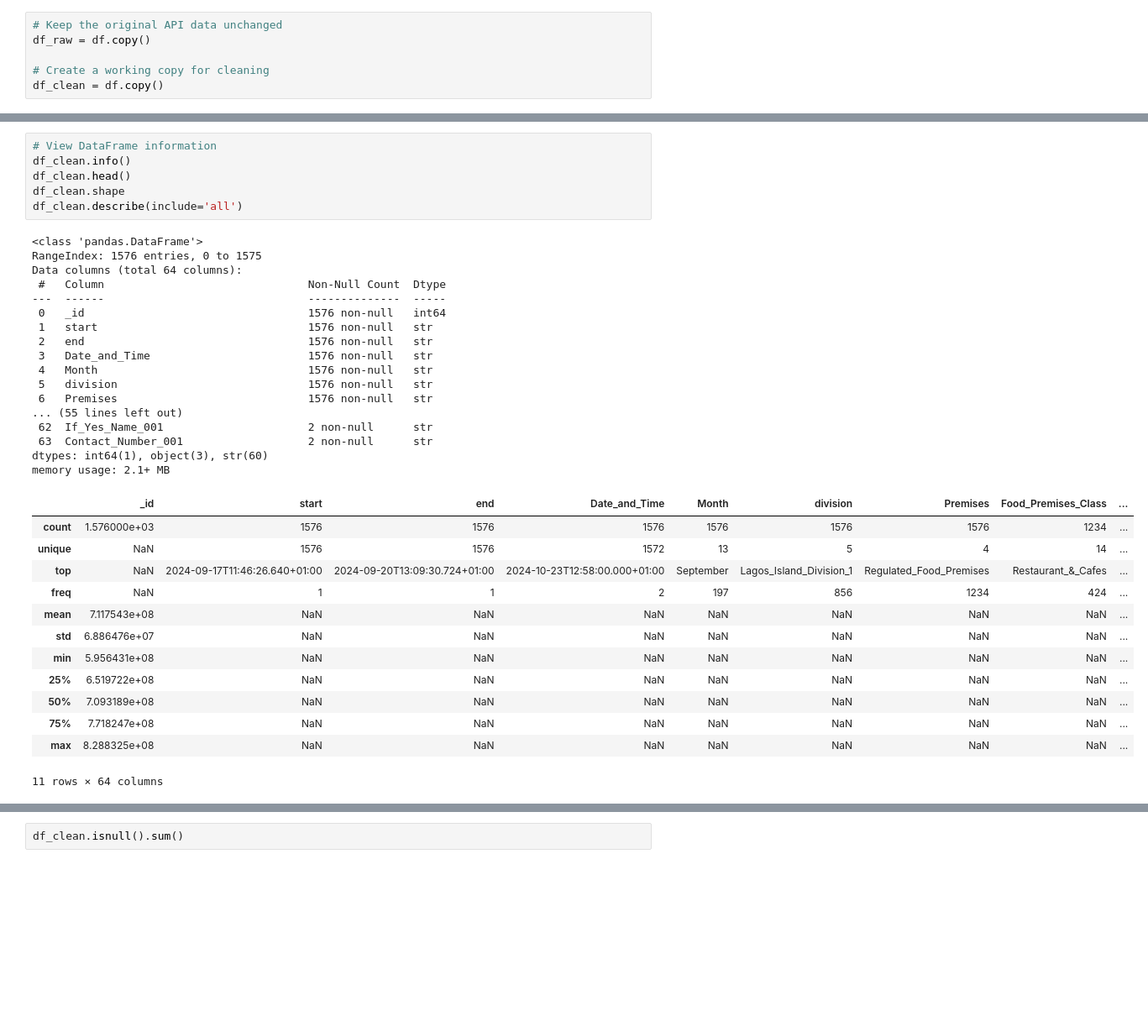
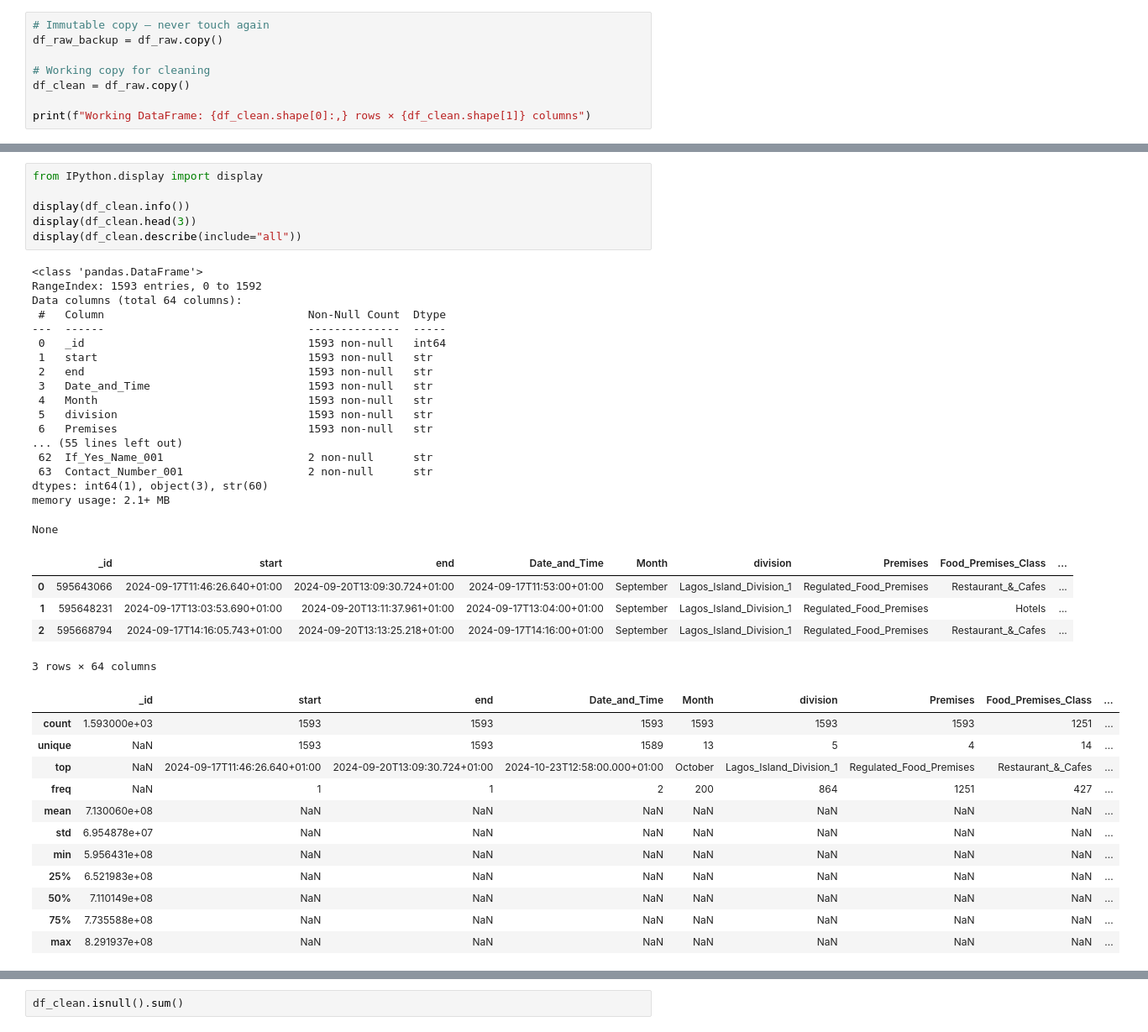
Before and after one commit to khing-fm/EHU-Inspection-form-analysis, a Jupyter notebook: EHU_Inspection_Form.ipynb, the cells around one changed output, grey strips where cells are left out. Shown at 84% size. Drawn from its saved outputs; the diff is of its cells as text; blank space fills up the shorter version.

```diff
--- a/EHU_Inspection_Form.ipynb
+++ b/EHU_Inspection_Form.ipynb
@@ -46,6 +147,8 @@ OSError: KOBO_API_TOKEN environment variable is not set.
 # %%
-# Keep the original API data unchanged
-df_raw = df.copy()
+# Immutable copy — never touch again
+df_raw_backup = df_raw.copy()
 
-# Create a working copy for cleaning
-df_clean = df.copy()
+# Working copy for cleaning
+df_clean = df_raw.copy()
+
+print(f"Working DataFrame: {df_clean.shape[0]:,} rows × {df_clean.shape[1]} columns")
@@ -52,37 +157,42 @@ df_clean = df.copy()
 # %%
-# View DataFrame information
-df_clean.info()
-df_clean.head()
-df_clean.shape
-df_clean.describe(include='all')
+from IPython.display import display
+
+display(df_clean.info())
+display(df_clean.head(3))
+display(df_clean.describe(include="all"))
 # %% [output]
 <class 'pandas.DataFrame'>
-RangeIndex: 1576 entries, 0 to 1575
+RangeIndex: 1593 entries, 0 to 1592
 Data columns (total 64 columns):
  #   Column                               Non-Null Count  Dtype
 ---  ------                               --------------  -----
- 0   _id                                  1576 non-null   int64
- 1   start                                1576 non-null   str
- 2   end                                  1576 non-null   str
- 3   Date_and_Time                        1576 non-null   str
- 4   Month                                1576 non-null   str
- 5   division                             1576 non-null   str
- 6   Premises                             1576 non-null   str
+ 0   _id                                  1593 non-null   int64
+ 1   start                                1593 non-null   str
+ 2   end                                  1593 non-null   str
+ 3   Date_and_Time                        1593 non-null   str
+ 4   Month                                1593 non-null   str
+ 5   division                             1593 non-null   str
+ 6   Premises                             1593 non-null   str
 ... (55 lines left out)
  62  If_Yes_Name_001                      2 non-null      str
  63  Contact_Number_001                   2 non-null      str
 dtypes: int64(1), object(3), str(60)
 memory usage: 2.1+ MB
+None
 |  | _id | start | end | Date_and_Time | Month | division | Premises | Food_Premises_Class | ... |
-| count | 1.576000e+03 | 1576 | 1576 | 1576 | 1576 | 1576 | 1576 | 1234 | ... |
-| unique | NaN | 1576 | 1576 | 1572 | 13 | 5 | 4 | 14 | ... |
-| top | NaN | 2024-09-17T11:46:26.640+01:00 | 2024-09-20T13:09:30.724+01:00 | 2024-10-23T12:58:00.000+01:00 | September | Lagos_Island_Division_1 | Regulated_Food_Premises | Restaurant_&_Cafes | ... |
-| freq | NaN | 1 | 1 | 2 | 197 | 856 | 1234 | 424 | ... |
-| mean | 7.117543e+08 | NaN | NaN | NaN | NaN | NaN | NaN | NaN | ... |
-| std | 6.886476e+07 | NaN | NaN | NaN | NaN | NaN | NaN | NaN | ... |
-| min | 5.956431e+08 | NaN | NaN | NaN | NaN | NaN | NaN | NaN | ... |
-| 25% | 6.519722e+08 | NaN | NaN | NaN | NaN | NaN | NaN | NaN | ... |
-| 50% | 7.093189e+08 | NaN | NaN | NaN | NaN | NaN | NaN | NaN | ... |
-| 75% | 7.718247e+08 | NaN | NaN | NaN | NaN | NaN | NaN | NaN | ... |
-| max | 8.288325e+08 | NaN | NaN | NaN | NaN | NaN | NaN | NaN | ... |
+| 0 | 595643066 | 2024-09-17T11:46:26.640+01:00 | 2024-09-20T13:09:30.724+01:00 | 2024-09-17T11:53:00+01:00 | September | Lagos_Island_Division_1 | Regulated_Food_Premises | Restaurant_&_Cafes | ... |
+| 1 | 595648231 | 2024-09-17T13:03:53.690+01:00 | 2024-09-20T13:11:37.961+01:00 | 2024-09-17T13:04:00+01:00 | September | Lagos_Island_Division_1 | Regulated_Food_Premises | Hotels | ... |
+| 2 | 595668794 | 2024-09-17T14:16:05.743+01:00 | 2024-09-20T13:13:25.218+01:00 | 2024-09-17T14:16:00+01:00 | September | Lagos_Island_Division_1 | Regulated_Food_Premises | Restaurant_&_Cafes | ... |
-11 rows × 64 columns
+3 rows × 64 columns
+|  | _id | start | end | Date_and_Time | Month | division | Premises | Food_Premises_Class | ... |
+| count | 1.593000e+03 | 1593 | 1593 | 1593 | 1593 | 1593 | 1593 | 1251 | ... |
+| unique | NaN | 1593 | 1593 | 1589 | 13 | 5 | 4 | 14 | ... |
+| top | NaN | 2024-09-17T11:46:26.640+01:00 | 2024-09-20T13:09:30.724+01:00 | 2024-10-23T12:58:00.000+01:00 | October | Lagos_Island_Division_1 | Regulated_Food_Premises | Restaurant_&_Cafes | ... |
+| freq | NaN | 1 | 1 | 2 | 200 | 864 | 1251 | 427 | ... |
+| mean | 7.130060e+08 | NaN | NaN | NaN | NaN | NaN | NaN | NaN | ... |
+| std | 6.954878e+07 | NaN | NaN | NaN | NaN | NaN | NaN | NaN | ... |
+| min | 5.956431e+08 | NaN | NaN | NaN | NaN | NaN | NaN | NaN | ... |
+| 25% | 6.521983e+08 | NaN | NaN | NaN | NaN | NaN | NaN | NaN | ... |
+| 50% | 7.110149e+08 | NaN | NaN | NaN | NaN | NaN | NaN | NaN | ... |
+| 75% | 7.735588e+08 | NaN | NaN | NaN | NaN | NaN | NaN | NaN | ... |
+| max | 8.291937e+08 | NaN | NaN | NaN | NaN | NaN | NaN | NaN | ... |
```
Also changed, not shown: parts of 3 cells of this notebook.
